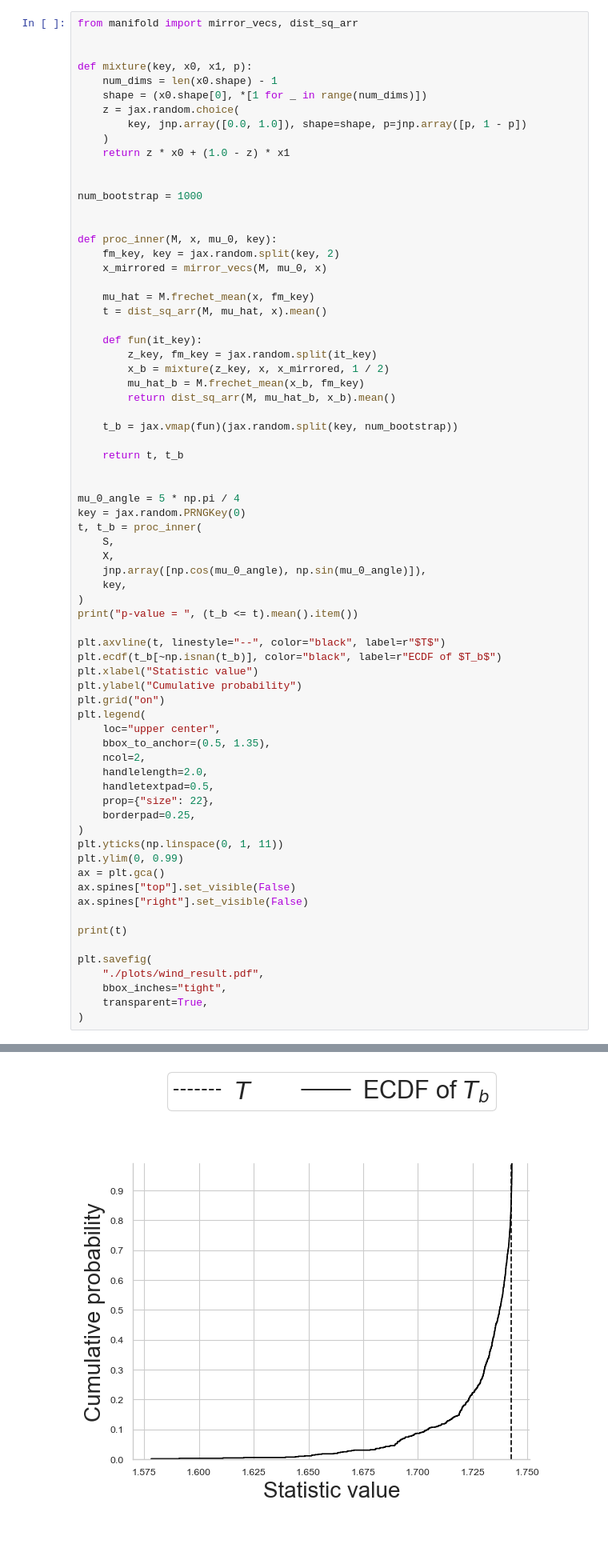
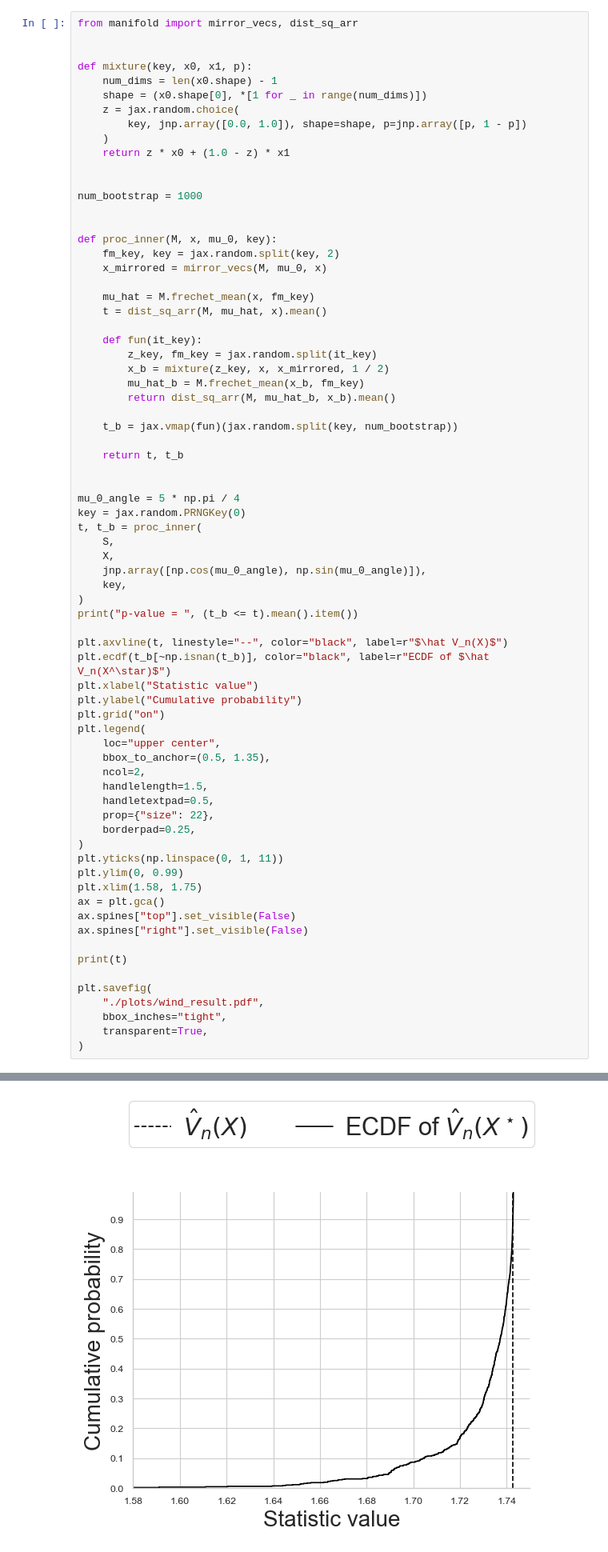
Before and after one commit to matthieubulte/meantesting, a Jupyter notebook: wind.ipynb, the cells around one changed output, grey strips where cells are left out. Shown at 80% size. Drawn from its saved outputs; the diff is of its cells as text.

```diff
--- a/wind.ipynb
+++ b/wind.ipynb
@@ -183,37 +195,38 @@ t, t_b = proc_inner(
 )
 print("p-value = ", (t_b <= t).mean().item())
 
-plt.axvline(t, linestyle="--", color="black", label=r"$T$")
-plt.ecdf(t_b[~np.isnan(t_b)], color="black", label=r"ECDF of $T_b$")
+plt.axvline(t, linestyle="--", color="black", label=r"$\hat V_n(X)$")
+plt.ecdf(t_b[~np.isnan(t_b)], color="black", label=r"ECDF of $\hat V_n(X^\star)$")
 plt.xlabel("Statistic value")
 plt.ylabel("Cumulative probability")
 plt.grid("on")
 plt.legend(
     loc="upper center",
     bbox_to_anchor=(0.5, 1.35),
     ncol=2,
-    handlelength=2.0,
+    handlelength=1.5,
     handletextpad=0.5,
     prop={"size": 22},
     borderpad=0.25,
 )
 plt.yticks(np.linspace(0, 1, 11))
 plt.ylim(0, 0.99)
+plt.xlim(1.58, 1.75)
 ax = plt.gca()
 ax.spines["top"].set_visible(False)
 ax.spines["right"].set_visible(False)
 
 print(t)
 
 plt.savefig(
     "./plots/wind_result.pdf",
     bbox_inches="tight",
     transparent=True,
 )
 # %% [output]
 p-value =  0.6410000324249268
 1.7425898
-[figure, old version]
+[figure, new version]
 # %%
 mu_delta_angles = np.linspace(211, 243, 50)
 results = np.zeros_like(mu_delta_angles)
```
Also changed, not shown: parts of 5 cells of this notebook, 6 other files.
